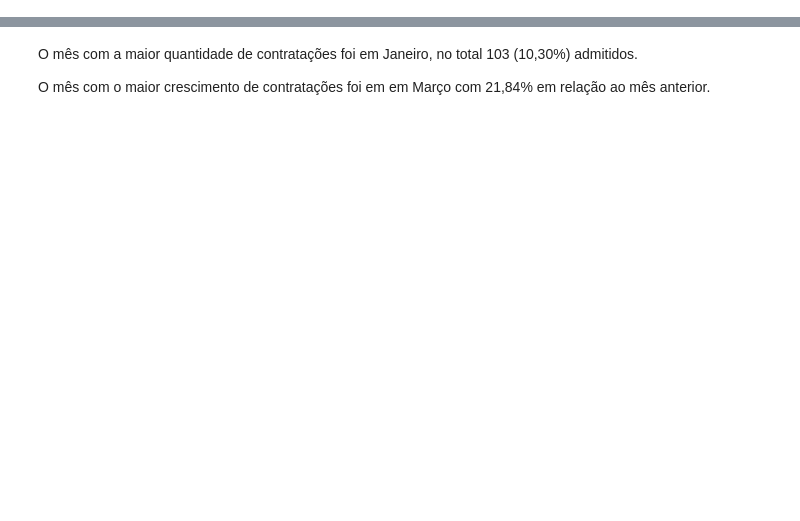
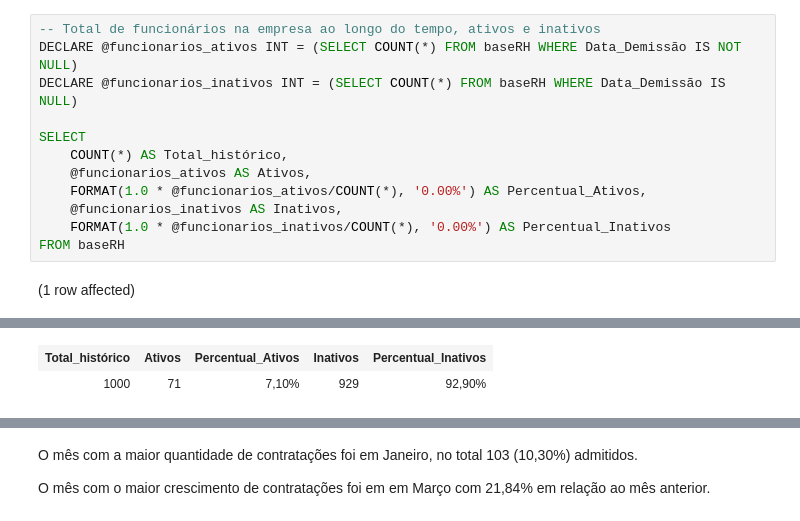
Before and after one commit to AlbertoFAraujo/SQL_People_analytics, a Jupyter notebook: people_analytics.ipynb, the cells around one changed output, grey strips where cells are left out. Drawn from its saved outputs; the diff is of its cells as text; blank space fills up the shorter version.

```diff
--- a/people_analytics.ipynb
+++ b/people_analytics.ipynb
@@ -15,3 +32,17 @@ Total execution time: 00:00:00.019
 | Lisa De Antoni | Feminino | 1961-04-28 | 63 | Estagiário | Ensino Médio | Administração | 1200 | 2019-01-03 | ... |
 | Bethena Josephs | Feminino | 1978-08-08 | 46 | Analista Jr | Ensino Técnico | TI | 3500 | 2019-01-03 | ... |
 | Kellia Koppel | Feminino | 1970-07-19 | 54 | Assistente | Ensino Superior | Recursos Humanos | 2500 | 2019-01-03 | ... |
+# %%
+-- Total de funcionários na empresa ao longo do tempo, ativos e inativos
+DECLARE @funcionarios_ativos INT = (SELECT COUNT(*) FROM baseRH WHERE Data_Demissão IS NOT NULL)
+DECLARE @funcionarios_inativos INT = (SELECT COUNT(*) FROM baseRH WHERE Data_Demissão IS NULL)
+
+SELECT
+    COUNT(*) AS Total_histórico,
+    @funcionarios_ativos AS Ativos,
+    FORMAT(1.0 * @funcionarios_ativos/COUNT(*), '0.00%') AS Percentual_Ativos,
+    @funcionarios_inativos AS Inativos,
+    FORMAT(1.0 * @funcionarios_inativos/COUNT(*), '0.00%') AS Percentual_Inativos
+FROM baseRH
+# %% [output]
+(1 row affected)
@@ -17,0 +50,2 @@ Total execution time: 00:00:00.019
+| Total_histórico | Ativos | Percentual_Ativos | Inativos | Percentual_Inativos |
+| 1000 | 71 | 7,10% | 929 | 92,90% |
```
Also changed, not shown: parts of 13 cells of this notebook.
